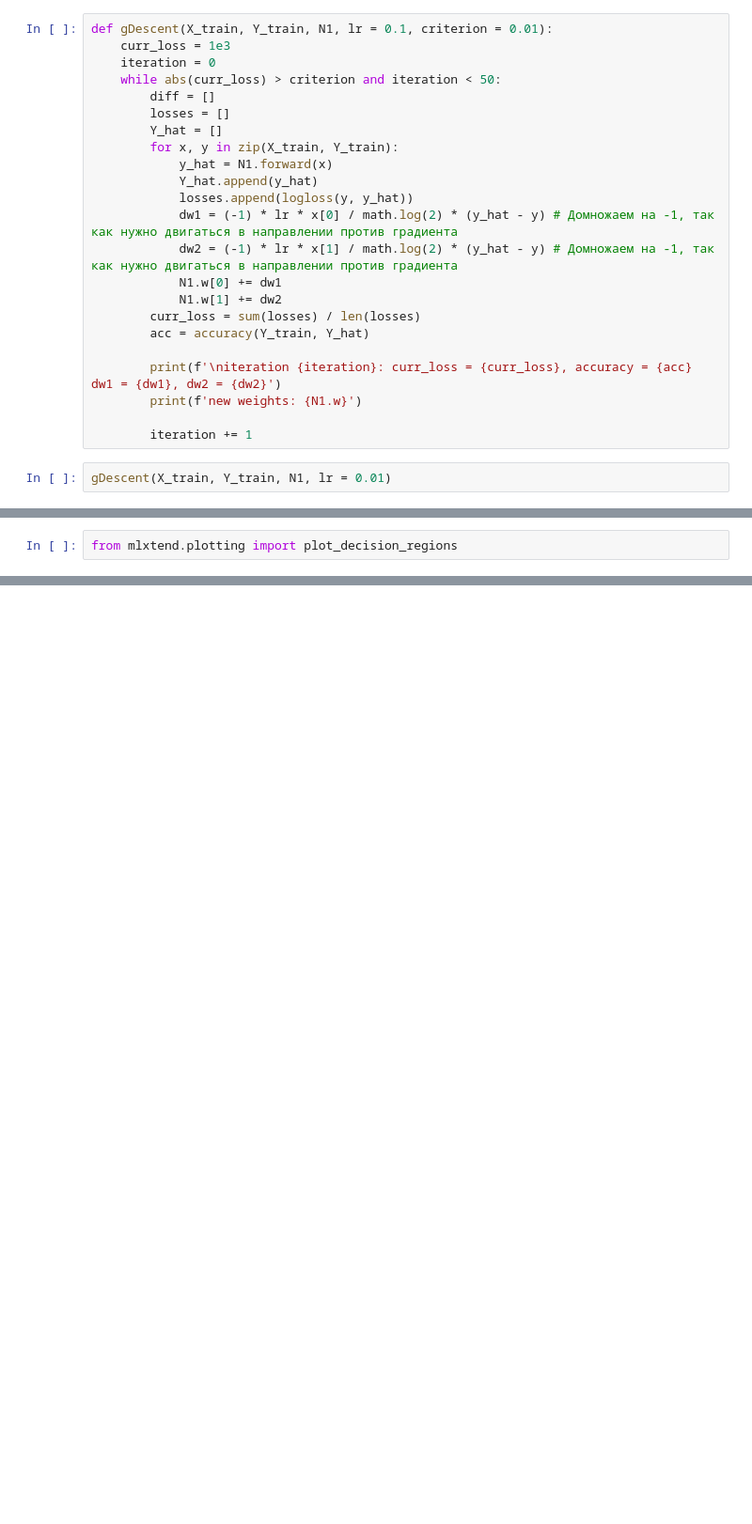
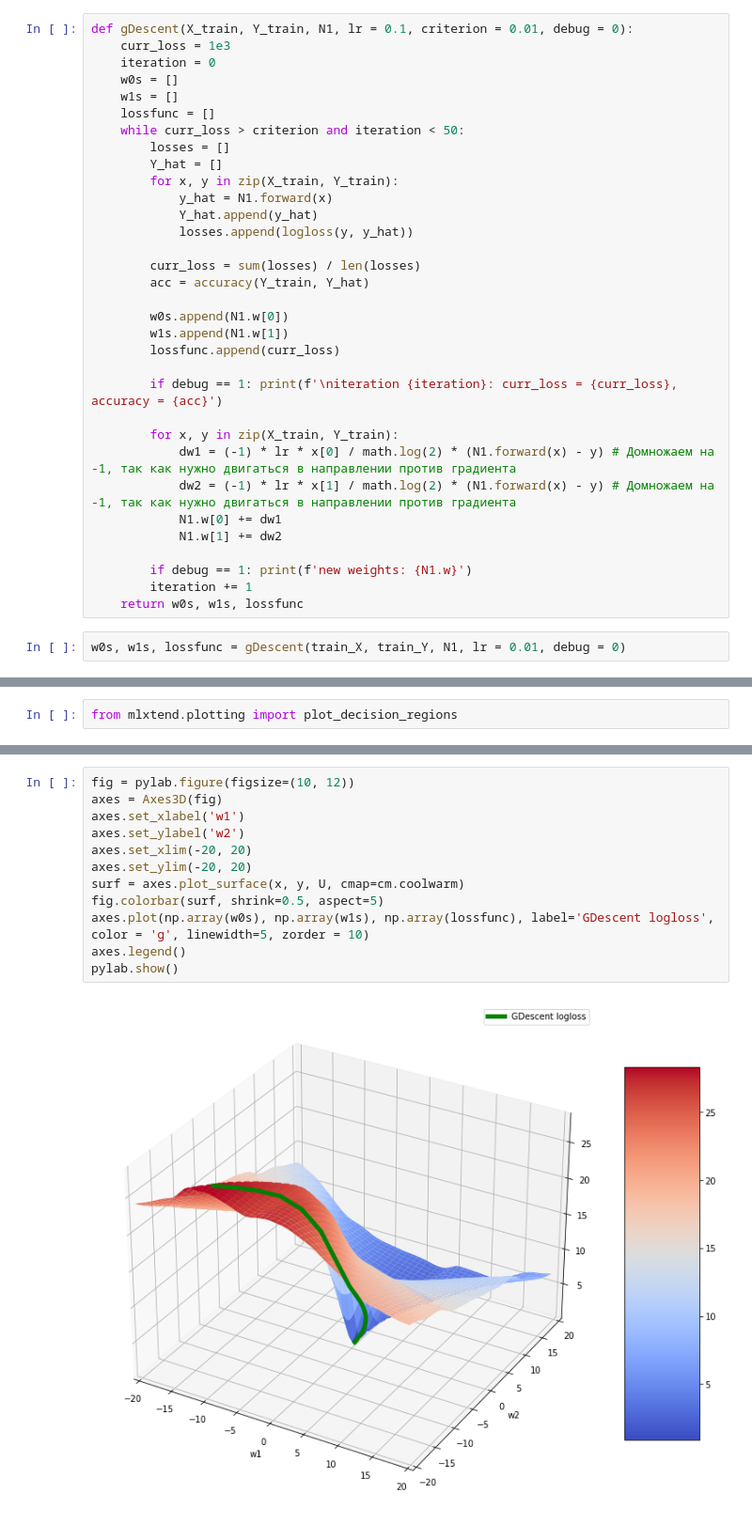
Before and after one commit to yuriy5139/MachineLearning, a Jupyter notebook: Neural Networks basics.ipynb, the cells around one changed output, grey strips where cells are left out. Shown: that part at 94% size. Cells and saved outputs as stored; diff of their text form; blank space fills up the shorter version.

Commit message:
Gradient Descent is done

```diff
--- a/Neural Networks basics.ipynb
+++ b/Neural Networks basics.ipynb
@@ -150,25 +146,35 @@ N1.w = [-10, 10]
 # %%
-def gDescent(X_train, Y_train, N1, lr = 0.1, criterion = 0.01):
+def gDescent(X_train, Y_train, N1, lr = 0.1, criterion = 0.01, debug = 0):
     curr_loss = 1e3
     iteration = 0
-    while abs(curr_loss) > criterion and iteration < 50:
-        diff = []
+    w0s = []
+    w1s = []
+    lossfunc = []
+    while curr_loss > criterion and iteration < 50:
         losses = []
         Y_hat = []
         for x, y in zip(X_train, Y_train):
             y_hat = N1.forward(x)
             Y_hat.append(y_hat)
             losses.append(logloss(y, y_hat))
-            dw1 = (-1) * lr * x[0] / math.log(2) * (y_hat - y) # Домножаем на -1, так как нужно двигаться в направлении против градиента
-            dw2 = (-1) * lr * x[1] / math.log(2) * (y_hat - y) # Домножаем на -1, так как нужно двигаться в направлении против градиента
-            N1.w[0] += dw1
-            N1.w[1] += dw2
+
         curr_loss = sum(losses) / len(losses)
         acc = accuracy(Y_train, Y_hat)
 
-        print(f'\niteration {iteration}: curr_loss = {curr_loss}, accuracy = {acc} dw1 = {dw1}, dw2 = {dw2}')
-        print(f'new weights: {N1.w}')
+        w0s.append(N1.w[0])
+        w1s.append(N1.w[1])
+        lossfunc.append(curr_loss)
 
+        if debug == 1: print(f'\niteration {iteration}: curr_loss = {curr_loss}, accuracy = {acc}')
+
+        for x, y in zip(X_train, Y_train):
+            dw1 = (-1) * lr * x[0] / math.log(2) * (N1.forward(x) - y) # Домножаем на -1, так как нужно двигаться в направлении против градиента
+            dw2 = (-1) * lr * x[1] / math.log(2) * (N1.forward(x) - y) # Домножаем на -1, так как нужно двигаться в направлении против градиента
+            N1.w[0] += dw1
+            N1.w[1] += dw2
+
+        if debug == 1: print(f'new weights: {N1.w}')
         iteration += 1
+    return w0s, w1s, lossfunc
 # %%
-gDescent(X_train, Y_train, N1, lr = 0.01)
+w0s, w1s, lossfunc = gDescent(train_X, train_Y, N1, lr = 0.01, debug = 0)
@@ -213,0 +206,14 @@ plt.show()
+# %%
+fig = pylab.figure(figsize=(10, 12))
+axes = Axes3D(fig)
+axes.set_xlabel('w1')
+axes.set_ylabel('w2')
+axes.set_xlim(-20, 20)
+axes.set_ylim(-20, 20)
+surf = axes.plot_surface(x, y, U, cmap=cm.coolwarm)
+fig.colorbar(surf, shrink=0.5, aspect=5)
+axes.plot(np.array(w0s), np.array(w1s), np.array(lossfunc), label='GDescent logloss', color = 'g', linewidth=5, zorder = 10)
+axes.legend()
+pylab.show()
+# %% [output]
+[figure, added]
```
Also changed, not shown: parts of 9 cells of this notebook.
